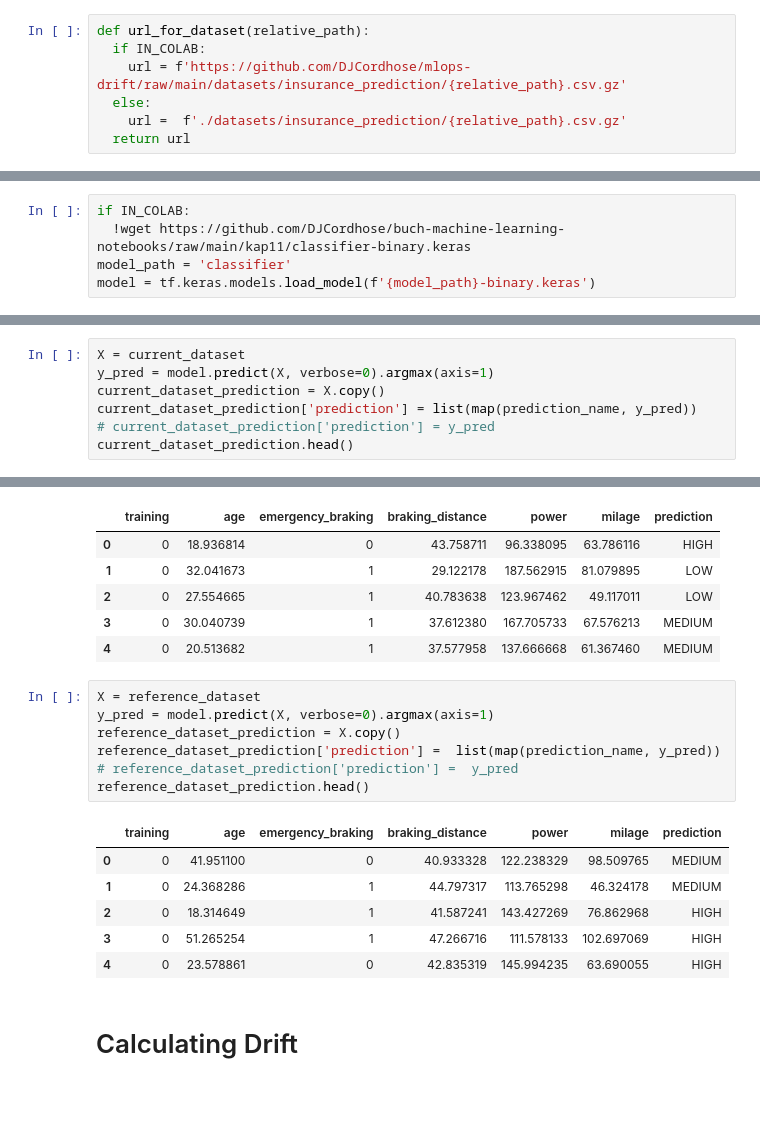
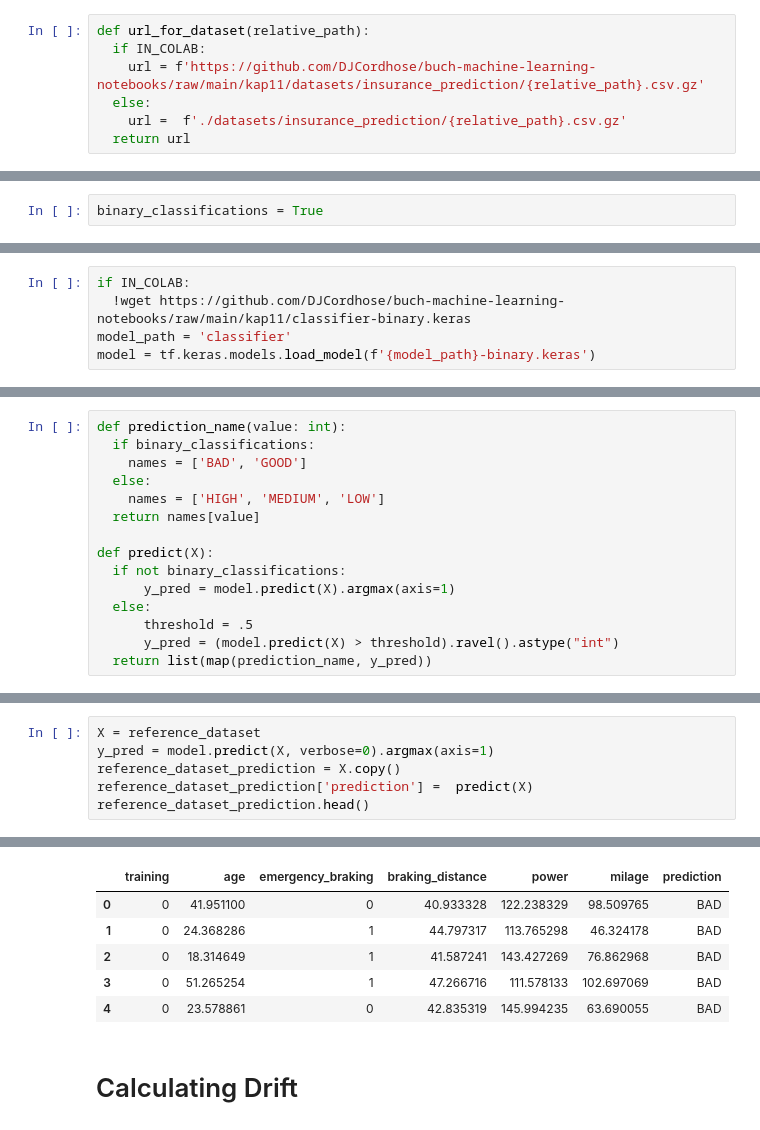
Before and after one commit to DJCordhose/buch-machine-learning-notebooks, a Jupyter notebook: kap11/drift-detection.ipynb, the cells around one changed output, grey strips where cells are left out. Cells and saved outputs as stored; diff of their text form; blank space fills up the shorter version.

Commit message:
switch to binary classifier complete

```diff
--- a/kap11/drift-detection.ipynb
+++ b/kap11/drift-detection.ipynb
@@ -33,7 +33,7 @@ from evidently.utils.data_operations import process_columns
 # %%
 def url_for_dataset(relative_path):
   if IN_COLAB:
-    url = f'https://github.com/DJCordhose/mlops-drift/raw/main/datasets/insurance_prediction/{relative_path}.csv.gz'
+    url = f'https://github.com/DJCordhose/buch-machine-learning-notebooks/raw/main/kap11/datasets/insurance_prediction/{relative_path}.csv.gz'
   else:
     url =  f'./datasets/insurance_prediction/{relative_path}.csv.gz'
   return url
@@ -76,6 +76,8 @@ current_dataset.head()
 | 4 | 0 | 20.513682 | 1 | 37.577958 | 137.666668 | 61.367460 |
 # %% [markdown]
 ## Target / Prediction
+# %%
+binary_classifications = True
 # %%
 import tensorflow as tf
 tf.__version__
@@ -104,0 +100,15 @@ def prediction_name(value: int):
+# %%
+def prediction_name(value: int):
+  if binary_classifications:
+    names = ['BAD', 'GOOD']
+  else:
+    names = ['HIGH', 'MEDIUM', 'LOW']
+  return names[value]
+
+def predict(X):
+  if not binary_classifications:
+      y_pred = model.predict(X).argmax(axis=1)
+  else:
+      threshold = .5
+      y_pred = (model.predict(X) > threshold).ravel().astype("int")
+  return list(map(prediction_name, y_pred))
@@ -105,8 +128,7 @@ def prediction_name(value: int):
 # %%
-X = current_dataset
+X = reference_dataset
 y_pred = model.predict(X, verbose=0).argmax(axis=1)
-current_dataset_prediction = X.copy()
-current_dataset_prediction['prediction'] = list(map(prediction_name, y_pred))
-# current_dataset_prediction['prediction'] = y_pred
-current_dataset_prediction.head()
+reference_dataset_prediction = X.copy()
+reference_dataset_prediction['prediction'] =  predict(X)
+reference_dataset_prediction.head()
 # %% [output]
@@ -113,23 +136,9 @@ current_dataset_prediction.head()
 |  | training | age | emergency_braking | braking_distance | power | milage | prediction |
-| 0 | 0 | 18.936814 | 0 | 43.758711 | 96.338095 | 63.786116 | HIGH |
-| 1 | 0 | 32.041673 | 1 | 29.122178 | 187.562915 | 81.079895 | LOW |
-| 2 | 0 | 27.554665 | 1 | 40.783638 | 123.967462 | 49.117011 | LOW |
-| 3 | 0 | 30.040739 | 1 | 37.612380 | 167.705733 | 67.576213 | MEDIUM |
-| 4 | 0 | 20.513682 | 1 | 37.577958 | 137.666668 | 61.367460 | MEDIUM |
+| 0 | 0 | 41.951100 | 0 | 40.933328 | 122.238329 | 98.509765 | BAD |
+| 1 | 0 | 24.368286 | 1 | 44.797317 | 113.765298 | 46.324178 | BAD |
+| 2 | 0 | 18.314649 | 1 | 41.587241 | 143.427269 | 76.862968 | BAD |
+| 3 | 0 | 51.265254 | 1 | 47.266716 | 111.578133 | 102.697069 | BAD |
+| 4 | 0 | 23.578861 | 0 | 42.835319 | 145.994235 | 63.690055 | BAD |
-# %%
-X = reference_dataset
-y_pred = model.predict(X, verbose=0).argmax(axis=1)
-reference_dataset_prediction = X.copy()
-reference_dataset_prediction['prediction'] =  list(map(prediction_name, y_pred))
-# reference_dataset_prediction['prediction'] =  y_pred
-reference_dataset_prediction.head()
-# %% [output]
-|  | training | age | emergency_braking | braking_distance | power | milage | prediction |
-| 0 | 0 | 41.951100 | 0 | 40.933328 | 122.238329 | 98.509765 | MEDIUM |
-| 1 | 0 | 24.368286 | 1 | 44.797317 | 113.765298 | 46.324178 | MEDIUM |
-| 2 | 0 | 18.314649 | 1 | 41.587241 | 143.427269 | 76.862968 | HIGH |
-| 3 | 0 | 51.265254 | 1 | 47.266716 | 111.578133 | 102.697069 | HIGH |
-| 4 | 0 | 23.578861 | 0 | 42.835319 | 145.994235 | 63.690055 | HIGH |
 # %% [markdown]
 # Calculating Drift
 # %%
```
Also changed, not shown: parts of 7 cells of this notebook, 3 other files.
